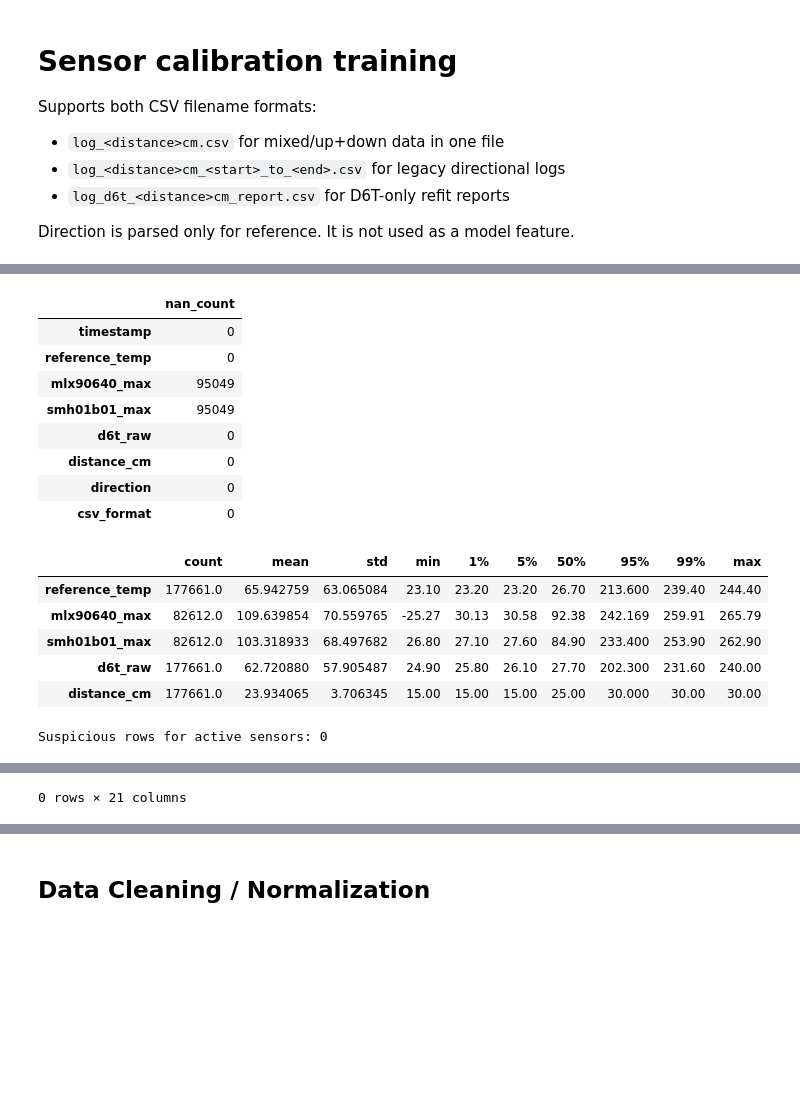
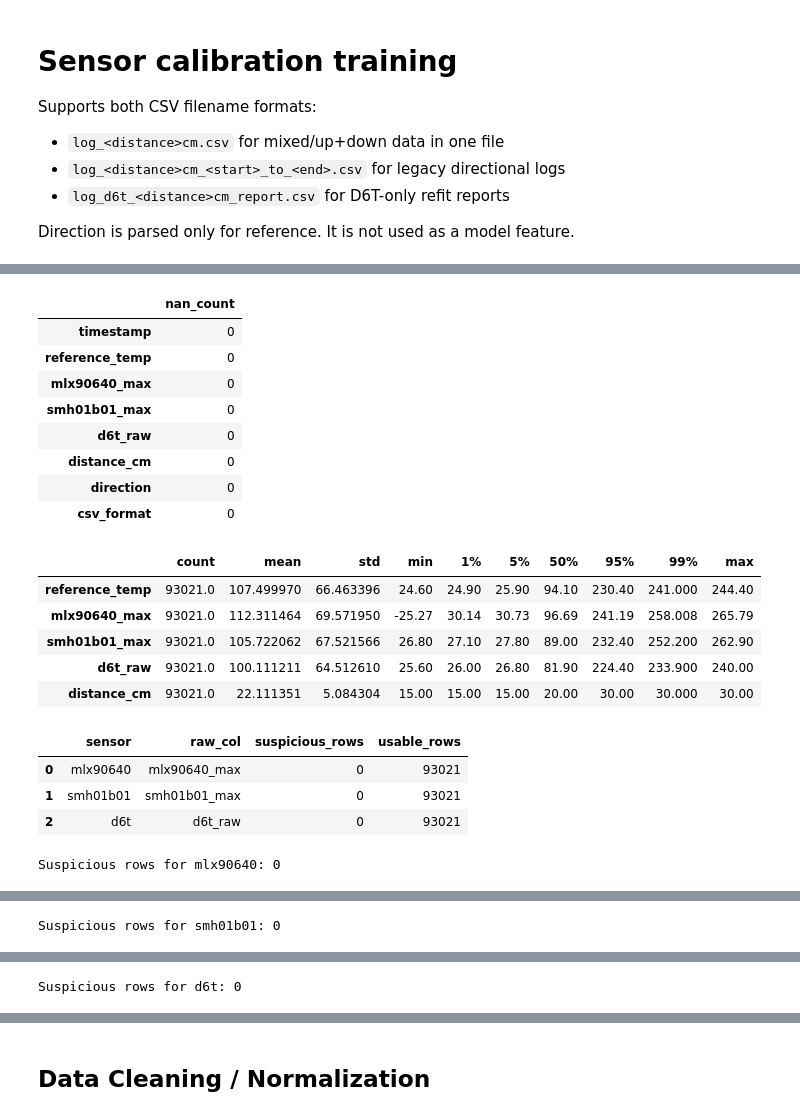
Before and after one commit to hai125125/test_cam_temp_v2_omron, a Jupyter notebook: notebooks/train_calibration.ipynb, the cells around one changed output, grey strips where cells are left out. Drawn from its saved outputs; the diff is of its cells as text; code cells hidden in the pictures; blank space fills up the shorter version.

```diff
--- a/notebooks/train_calibration.ipynb
+++ b/notebooks/train_calibration.ipynb
@@ -30,7 +30,7 @@ REPORTS_DIR.mkdir(exist_ok=True)
 
 ENABLE_CLEANING = True
 CLEANING_STRICTNESS = 'medium'
-TRAIN_D6T_ONLY = True
+# Train each sensor independently so sensor-specific logs are all usable.
 
 MIN_TEMP = 20.0
 MAX_TEMP = 250.0
@@ -41,12 +41,19 @@ ROLLING_WINDOW = 15
 ROLLING_DEV_REF = 5.0
 ROLLING_DEV_SENSOR = 10.0
 MAX_REMOVED_FRACTION_WARNING = 0.20
+MAX_MEAN_ABS_PERCENT_OF_GDM = 5.0
+EXPORT_COMBINED_CLEAN_DATA = False
+INCLUDE_D6T_REPORT_FILES = False
 
 SIMPLE_CSV_RE = re.compile(r'^log_(?P<distance>\d+)cm\.csv$')
 RANGED_CSV_RE = re.compile(r'^log_(?P<distance>\d+)cm_(?P<start>\d+(?:\.\d+)?)_to_(?P<end>\d+(?:\.\d+)?)\.csv$')
 D6T_REPORT_RE = re.compile(r'^log_d6t_(?P<distance>\d+)cm_report\.csv$', re.IGNORECASE)
 SENSORS = {'mlx90640': 'mlx90640_max', 'smh01b01': 'smh01b01_max', 'd6t': 'd6t_raw'}
-ACTIVE_SENSORS = {'d6t': 'd6t_raw'} if TRAIN_D6T_ONLY else SENSORS
+TRAIN_SENSOR_NAMES = ['mlx90640', 'smh01b01', 'd6t']
+ACTIVE_SENSORS = {sensor: SENSORS[sensor] for sensor in TRAIN_SENSOR_NAMES}
+DISABLE_DISTANCE_FOR_SENSORS = set()
+PER_DISTANCE_MODEL_SENSORS = set()
+DISABLE_RESIDUAL_OUTLIER_FOR_SENSORS = {'d6t'}
 REQUIRED_COLUMNS = ['timestamp', 'reference_temp', 'mlx90640_max', 'smh01b01_max', 'd6t_raw']
 # %%
 def parse_file_meta(path: Path) -> dict | None:
@@ -179,27 +180,41 @@ c:\Users\admin\Documents\PlatformIO\Projects\Test_cam_temp\log_d6t_20cm_report.c
 c:\Users\admin\Documents\PlatformIO\Projects\Test_cam_temp\log_d6t_25cm_report.csv
 c:\Users\admin\Documents\PlatformIO\Projects\Test_cam_temp\log_d6t_30cm_report.csv
 # %%
+
 # Data checks on raw loaded data.
 check_columns = ['timestamp', 'reference_temp', 'mlx90640_max', 'smh01b01_max', 'd6t_raw', 'distance_cm', 'direction', 'csv_format']
 display(df_raw[check_columns].isna().sum().rename('nan_count').to_frame())
 display(df_raw[['reference_temp', 'mlx90640_max', 'smh01b01_max', 'd6t_raw', 'distance_cm']].describe(percentiles=[0.01, 0.05, 0.5, 0.95, 0.99]).T)
-active_raw_cols = ['reference_temp', 'distance_cm'] + list(ACTIVE_SENSORS.values())
-bad = df_raw[(~np.isfinite(df_raw[active_raw_cols]).all(axis=1)) | df_raw['reference_temp'].lt(-40) | df_raw['reference_temp'].gt(350) | df_raw[list(ACTIVE_SENSORS.values())].lt(-40).any(axis=1) | df_raw[list(ACTIVE_SENSORS.values())].gt(400).any(axis=1)]
-print(f'Suspicious rows for active sensors: {len(bad):,}'); display(bad.head(20))
+qc_rows = []
+for sensor, raw_col in ACTIVE_SENSORS.items():
+    needed = ['reference_temp', 'distance_cm', raw_col]
+    bad_mask = (~np.isfinite(df_raw[needed]).all(axis=1)) | df_raw['reference_temp'].lt(-40) | df_raw['reference_temp'].gt(350) | df_raw[raw_col].lt(-40) | df_raw[raw_col].gt(400)
+    qc_rows.append({'sensor': sensor, 'raw_col': raw_col, 'suspicious_rows': int(bad_mask.sum()), 'usable_rows': int((~bad_mask).sum())})
+qc_df = pd.DataFrame(qc_rows)
+display(qc_df)
+for sensor, raw_col in ACTIVE_SENSORS.items():
+    needed = ['reference_temp', 'distance_cm', raw_col]
+    bad_mask = (~np.isfinite(df_raw[needed]).all(axis=1)) | df_raw['reference_temp'].lt(-40) | df_raw['reference_temp'].gt(350) | df_raw[raw_col].lt(-40) | df_raw[raw_col].gt(400)
+    print(f'Suspicious rows for {sensor}: {int(bad_mask.sum()):,}')
+    display(df_raw.loc[bad_mask, check_columns].head(10))
 # %% [output]
 |  | nan_count |
 | timestamp | 0 |
 | reference_temp | 0 |
-| mlx90640_max | 95049 |
-| smh01b01_max | 95049 |
+| mlx90640_max | 0 |
+| smh01b01_max | 0 |
 | d6t_raw | 0 |
 | distance_cm | 0 |
 | direction | 0 |
 | csv_format | 0 |
 |  | count | mean | std | min | 1% | 5% | 50% | 95% | 99% | max |
-| reference_temp | 177661.0 | 65.942759 | 63.065084 | 23.10 | 23.20 | 23.20 | 26.70 | 213.600 | 239.40 | 244.40 |
-| mlx90640_max | 82612.0 | 109.639854 | 70.559765 | -25.27 | 30.13 | 30.58 | 92.38 | 242.169 | 259.91 | 265.79 |
-| smh01b01_max | 82612.0 | 103.318933 | 68.497682 | 26.80 | 27.10 | 27.60 | 84.90 | 233.400 | 253.90 | 262.90 |
-| d6t_raw | 177661.0 | 62.720880 | 57.905487 | 24.90 | 25.80 | 26.10 | 27.70 | 202.300 | 231.60 | 240.00 |
-| distance_cm | 177661.0 | 23.934065 | 3.706345 | 15.00 | 15.00 | 15.00 | 25.00 | 30.000 | 30.00 | 30.00 |
+| reference_temp | 93021.0 | 107.499970 | 66.463396 | 24.60 | 24.90 | 25.90 | 94.10 | 230.40 | 241.000 | 244.40 |
+| mlx90640_max | 93021.0 | 112.311464 | 69.571950 | -25.27 | 30.14 | 30.73 | 96.69 | 241.19 | 258.008 | 265.79 |
+| smh01b01_max | 93021.0 | 105.722062 | 67.521566 | 26.80 | 27.10 | 27.80 | 89.00 | 232.40 | 252.200 | 262.90 |
+| d6t_raw | 93021.0 | 100.111211 | 64.512610 | 25.60 | 26.00 | 26.80 | 81.90 | 224.40 | 233.900 | 240.00 |
+| distance_cm | 93021.0 | 22.111351 | 5.084304 | 15.00 | 15.00 | 15.00 | 20.00 | 30.00 | 30.000 | 30.00 |
+|  | sensor | raw_col | suspicious_rows | usable_rows |
+| 0 | mlx90640 | mlx90640_max | 0 | 93021 |
+| 1 | smh01b01 | smh01b01_max | 0 | 93021 |
+| 2 | d6t | d6t_raw | 0 | 93021 |
-Suspicious rows for active sensors: 0
+Suspicious rows for mlx90640: 0
@@ -207 +222 @@ Suspicious rows for active sensors: 0
-0 rows × 21 columns
+Suspicious rows for smh01b01: 0
@@ -207,0 +224 @@ Suspicious rows for active sensors: 0
+Suspicious rows for d6t: 0
```
Also changed, not shown: parts of 14 cells of this notebook, 8 other files.
